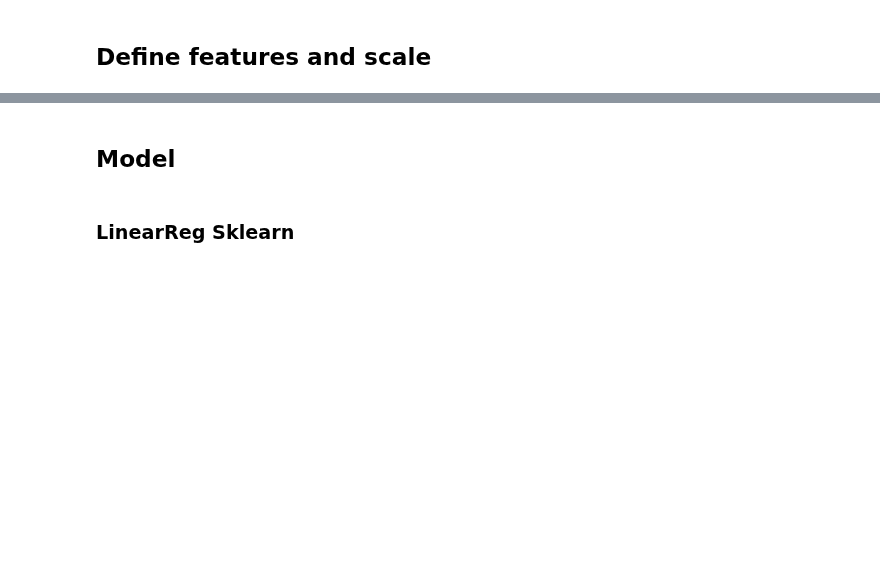
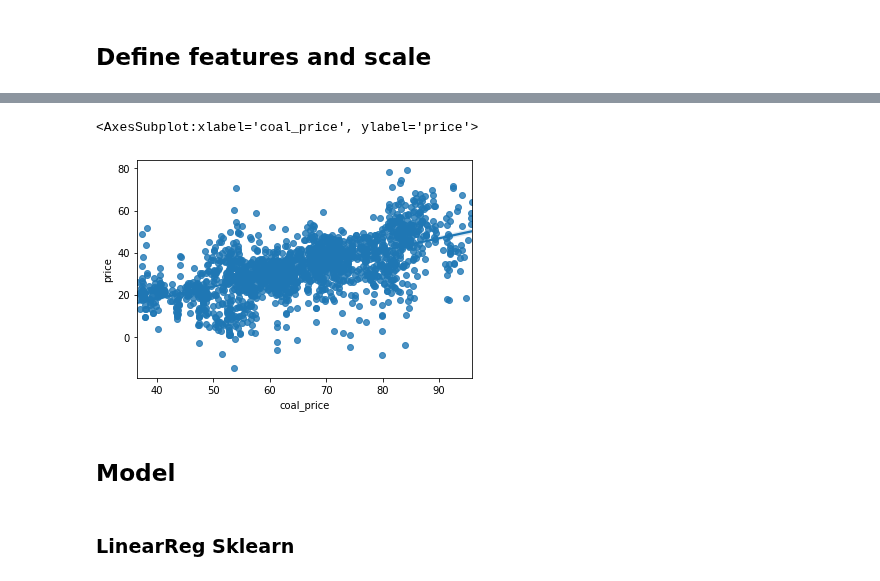
Before and after one commit to Guli-Y/ElectricityPricePredictor, a Jupyter notebook: notebooks/griseldo_replication.ipynb, the cells around one changed output, grey strips where cells are left out. Cells and saved outputs as stored; diff of their text form; code cells hidden in the pictures; blank space fills up the shorter version.

```diff
--- a/notebooks/griseldo_replication.ipynb
+++ b/notebooks/griseldo_replication.ipynb
@@ -99,3 +203,8 @@ X_scaled = scaler.fit_transform(X)
+# %%
+sns.regplot('coal_price', 'price', data=df)
+# %% [output]
+<AxesSubplot:xlabel='coal_price', ylabel='price'>
+[figure, added]
 # %% [markdown]
 ## Model
 # %% [markdown]
```
Also changed, not shown: parts of 97 cells of this notebook.
